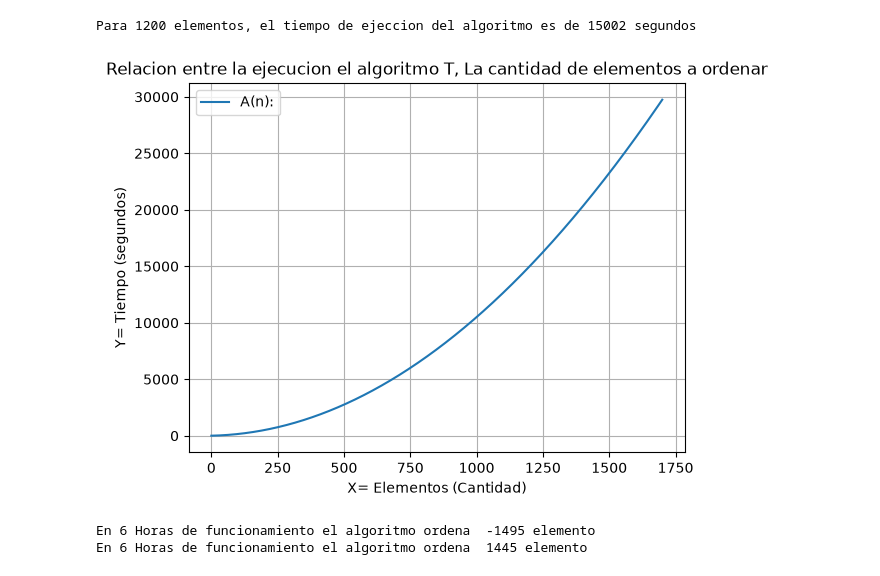
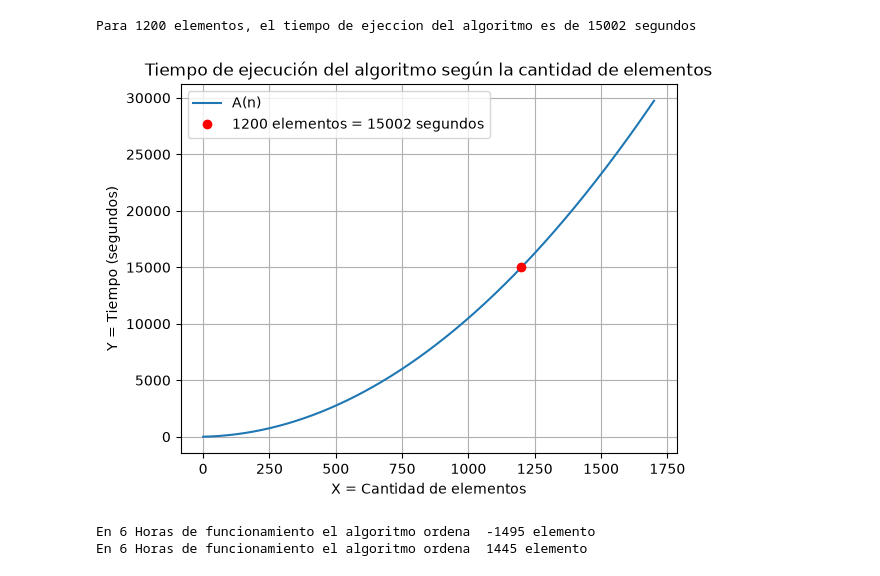
Before and after one commit to AleLagosP/Matematica-Aplicada-con-Python, a Jupyter notebook: Clase 1 - inrtroduccion/G1_Funciones.ipynb, the cells around one changed output. Cells and saved outputs as stored; diff of their text form; code cells hidden in the pictures.

```diff
--- a/Clase 1 - inrtroduccion/G1_Funciones.ipynb
+++ b/Clase 1 - inrtroduccion/G1_Funciones.ipynb
@@ -390,19 +391,20 @@ Para 1200 elementos, el tiempo de ejeccion del algoritmo es de 15002 segundos
 # %%
 #3.
 def A(n):
-    return 0.01*n**2 + 0.5*n + 2
-n = 1200
+    return 0.01 * n**2 + 0.5 * n + 2
 
-n = np.arange(0 , 1700 , 0.1)
-plt.plot(n, A(n), label = 'A(n):')
-plt.title("Relacion entre la ejecucion el algoritmo T, La cantidad de elementos a ordenar")
-plt.ylabel('Y= Tiempo (segundos)')
-plt.xlabel('X= Elementos (Cantidad)')
+n = np.arange(0, 1700, 0.1)
+
+plt.plot(n, A(n), label="A(n)")
+plt.plot(1200, A(1200), 'ro', label=f"1200 elementos = {A(1200):.0f} segundos")
+plt.title("Tiempo de ejecución del algoritmo según la cantidad de elementos")
+plt.ylabel("Y = Tiempo (segundos)")
+plt.xlabel("X = Cantidad de elementos")
 plt.legend()
 plt.grid()
 plt.show()
 # %% [output]
-[figure, old version]
+[figure, new version]
 # %%
 #4.
 def A(n):
```
Also changed, not shown: parts of 1 cell of this notebook, 1 other file.
